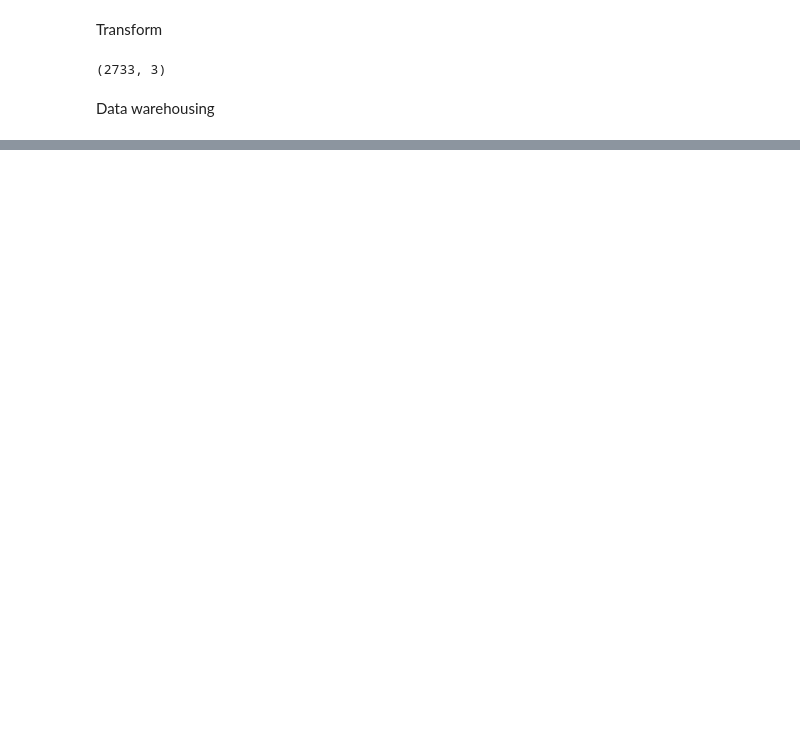
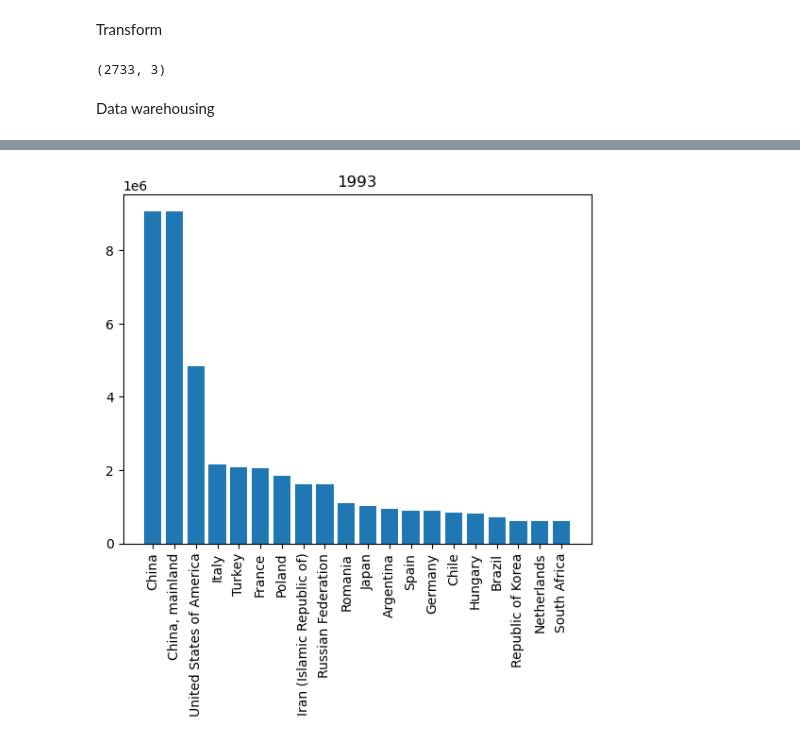
Before and after one commit to katharinakuusk/IDS2021_FAO, a Jupyter notebook: main.ipynb, the cells around one changed output, grey strips where cells are left out. Saved outputs shown, nothing was run; the diff lists cells and outputs as text; code cells hidden in the pictures; blank space fills up the shorter version.

```diff
--- a/main.ipynb
+++ b/main.ipynb
@@ -55,0 +181,8 @@ df.head()
+# %%
+plt.bar(by_parts['df_1993'][0]['Country'], by_parts['df_1993'][0]["TotalYield_tonnes"])
+plt.title("1993")
+plt.xticks(rotation='vertical')
+
+plt.show()
+# %% [output]
+[figure, added]
```
Also changed, not shown: parts of 12 cells of this notebook, 5 other files.
